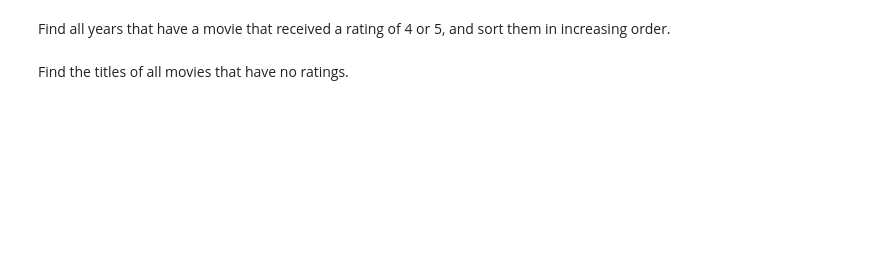
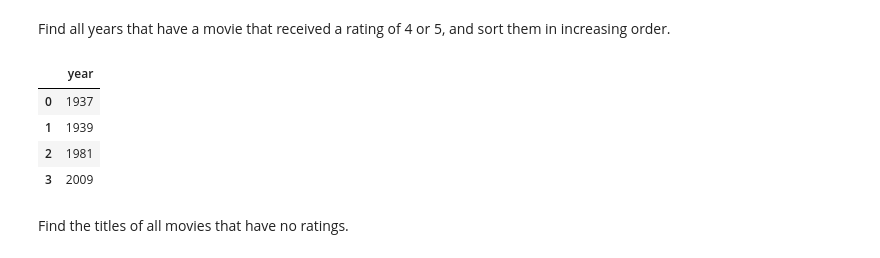
Before and after one commit to ArkadyWey/faculty_ds, a Jupyter notebook: SQL/SQL Workshop Exercises.ipynb, the cells around one changed output. Drawn from its saved outputs; the diff is of its cells as text; code cells hidden in the pictures; blank space fills up the shorter version.

```diff
--- a/SQL/SQL Workshop Exercises.ipynb
+++ b/SQL/SQL Workshop Exercises.ipynb
@@ -45,4 +105,26 @@ Find the titles of all movies directed by Steven Spielberg.
 # %% [markdown]
 Find all years that have a movie that received a rating of 4 or 5, and sort them in increasing order.
+# %%
+q = '''
+    SELECT DISTINCT
+        year
+    FROM
+        Movie m
+        JOIN Rating r ON (
+            m.mid = r.mid
+        )
+    WHERE
+        r.stars >= 4
+    ORDER BY
+        year ASC
+'''
+df = pd.read_sql(q, con)
+df
+# %% [output]
+|  | year |
+| 0 | 1937 |
+| 1 | 1939 |
+| 2 | 1981 |
+| 3 | 2009 |
 # %% [markdown]
 Find the titles of all movies that have no ratings.
```
Also changed, not shown: parts of 11 cells of this notebook, 2 other files.
